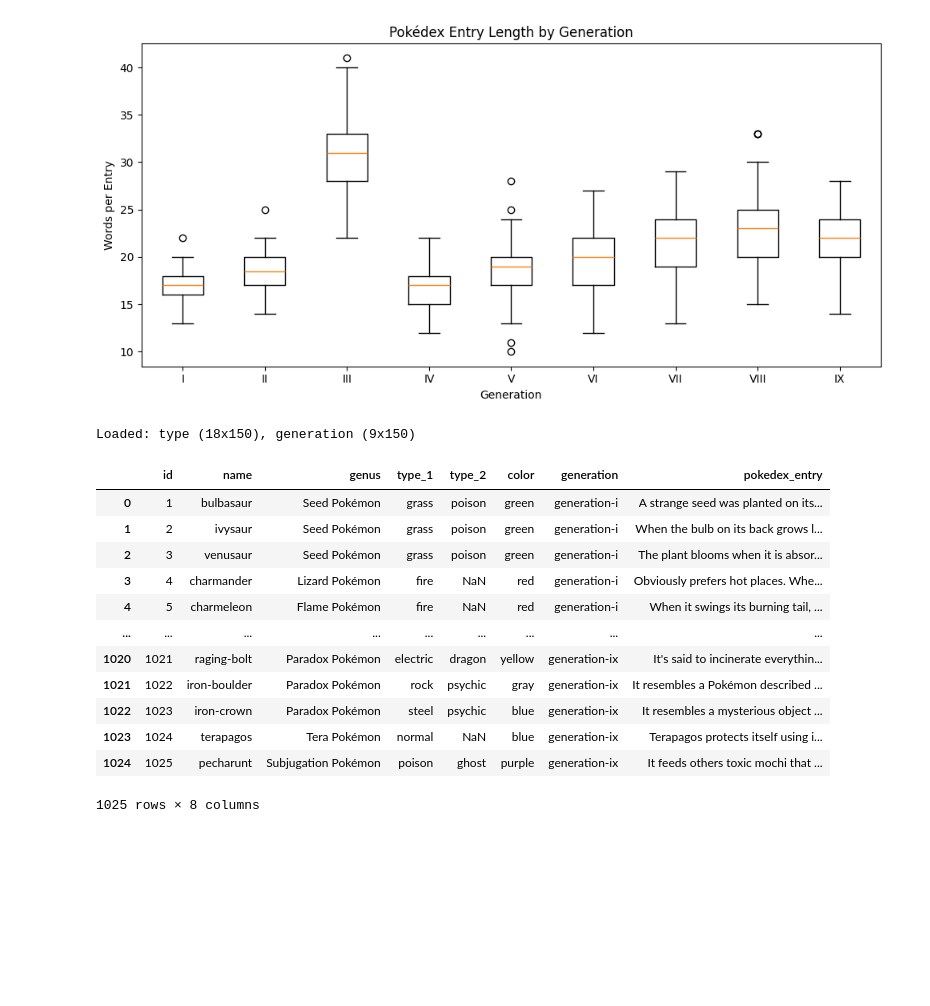
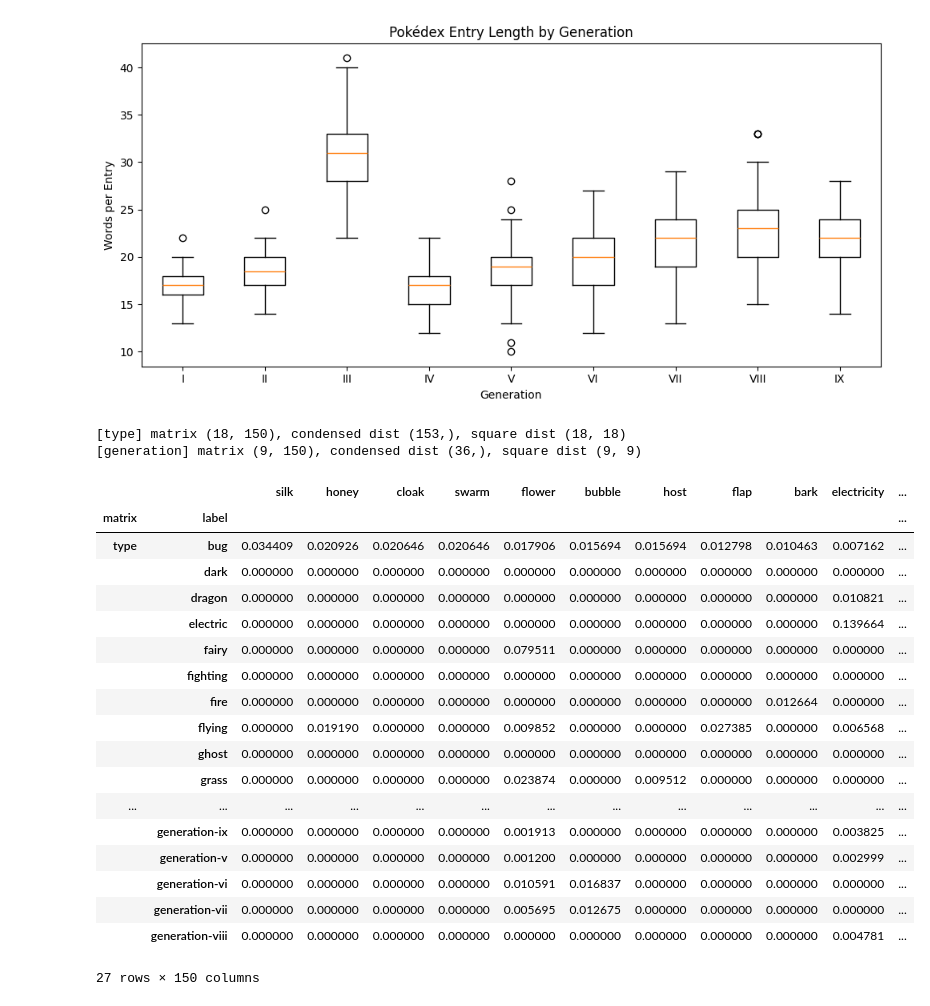
Before and after one commit to Thieron/DS-4002-group-01, a Jupyter notebook: project1/SCRIPTS/Analysis.ipynb, the cells around one changed output. Cells and saved outputs as stored; diff of their text form; code cells hidden in the pictures; blank space fills up the shorter version.

Commit message:
For real now the clean data is laoded, and got the dendrogram done

```diff
--- a/project1/SCRIPTS/Analysis.ipynb
+++ b/project1/SCRIPTS/Analysis.ipynb
@@ -140,26 +141,25 @@ plt.show()
 [figure]
 # %%
 def l2_normalize(X):
-    """Scale each row to unit length so cosine distance is well defined."""
+    """Scale each row to unit length """
     norms = np.linalg.norm(X, axis=1, keepdims=True)
     norms[norms == 0] = 1.0
     return X / norms
 
 
 def cosine_distances(X):
-    """Condensed and square cosine distance, clipped for float error."""
     d = np.clip(pdist(X, metric="cosine"), 0.0, 2.0)
     return d, squareform(d)
 
 
 def load_matrix(path, label_col):
-    df = pd.read_csv(path)
-    if label_col in df.columns:
-        df = df.set_index(label_col)
+    df_clean = pd.read_csv(path)
+    if label_col in df_clean.columns:
+        df_clean = df_clean.set_index(label_col)
     else:                                  # fall back to first column
-        df = df.set_index(df.columns[0])
-    df.index = df.index.astype(str)
-    return df.apply(pd.to_numeric, errors="coerce").fillna(0.0)
+        df_clean = df_clean.set_index(df_clean.columns[0])
+    df_clean.index = df_clean.index.astype(str)
+    return df_clean.apply(pd.to_numeric, errors="coerce").fillna(0.0)
 # %%
 MATRICES = {
     "type":       ("../DATA/pokemon_type-word_matrix.csv", "pokemon_type"),
@@ -168,31 +168,42 @@ MATRICES = {
 # %%
 mats, dists = {}, {}
 
 for label, (path, label_col) in MATRICES.items():
     m = load_matrix(path, label_col)
 
     dead = m.index[m.values.sum(axis=1) == 0].tolist()
     if dead:
         print(f"[{label}] dropping all-zero row(s): {dead}")
         m = m.drop(index=dead)
 
     X = l2_normalize(m.values.astype(float))
     d, Dsq = cosine_distances(X)
     mats[label], dists[label] = m, (d, Dsq)
 
-df
+    print(f"[{label}] matrix {m.shape}, condensed dist {d.shape}, square dist {Dsq.shape}")
+
+# Both matrices stacked, indexed by (matrix, label)
+df_clean = pd.concat(mats, names=["matrix", "label"])
+df_clean
 # %% [output]
-Loaded: type (18x150), generation (9x150)
+[type] matrix (18, 150), condensed dist (153,), square dist (18, 18)
+[generation] matrix (9, 150), condensed dist (36,), square dist (9, 9)
-|  | id | name | genus | type_1 | type_2 | color | generation | pokedex_entry |
-| 0 | 1 | bulbasaur | Seed Pokémon | grass | poison | green | generation-i | A strange seed was planted on its... |
-| 1 | 2 | ivysaur | Seed Pokémon | grass | poison | green | generation-i | When the bulb on its back grows l... |
-| 2 | 3 | venusaur | Seed Pokémon | grass | poison | green | generation-i | The plant blooms when it is absor... |
-| 3 | 4 | charmander | Lizard Pokémon | fire | NaN | red | generation-i | Obviously prefers hot places. Whe... |
-| 4 | 5 | charmeleon | Flame Pokémon | fire | NaN | red | generation-i | When it swings its burning tail, ... |
-| ... | ... | ... | ... | ... | ... | ... | ... | ... |
-| 1020 | 1021 | raging-bolt | Paradox Pokémon | electric | dragon | yellow | generation-ix | It's said to incinerate everythin... |
-| 1021 | 1022 | iron-boulder | Paradox Pokémon | rock | psychic | gray | generation-ix | It resembles a Pokémon described ... |
-| 1022 | 1023 | iron-crown | Paradox Pokémon | steel | psychic | blue | generation-ix | It resembles a mysterious object ... |
-| 1023 | 1024 | terapagos | Tera Pokémon | normal | NaN | blue | generation-ix | Terapagos protects itself using i... |
-| 1024 | 1025 | pecharunt | Subjugation Pokémon | poison | ghost | purple | generation-ix | It feeds others toxic mochi that ... |
+|  |  | silk | honey | cloak | swarm | flower | bubble | host | flap | bark | electricity | ... |
+| matrix | label |  |  |  |  |  |  |  |  |  |  | ... |
+| type | bug | 0.034409 | 0.020926 | 0.020646 | 0.020646 | 0.017906 | 0.015694 | 0.015694 | 0.012798 | 0.010463 | 0.007162 | ... |
+|  | dark | 0.000000 | 0.000000 | 0.000000 | 0.000000 | 0.000000 | 0.000000 | 0.000000 | 0.000000 | 0.000000 | 0.000000 | ... |
+|  | dragon | 0.000000 | 0.000000 | 0.000000 | 0.000000 | 0.000000 | 0.000000 | 0.000000 | 0.000000 | 0.000000 | 0.010821 | ... |
+|  | electric | 0.000000 | 0.000000 | 0.000000 | 0.000000 | 0.000000 | 0.000000 | 0.000000 | 0.000000 | 0.000000 | 0.139664 | ... |
+|  | fairy | 0.000000 | 0.000000 | 0.000000 | 0.000000 | 0.079511 | 0.000000 | 0.000000 | 0.000000 | 0.000000 | 0.000000 | ... |
+|  | fighting | 0.000000 | 0.000000 | 0.000000 | 0.000000 | 0.000000 | 0.000000 | 0.000000 | 0.000000 | 0.000000 | 0.000000 | ... |
+|  | fire | 0.000000 | 0.000000 | 0.000000 | 0.000000 | 0.000000 | 0.000000 | 0.000000 | 0.000000 | 0.012664 | 0.000000 | ... |
+|  | flying | 0.000000 | 0.019190 | 0.000000 | 0.000000 | 0.009852 | 0.000000 | 0.000000 | 0.027385 | 0.000000 | 0.006568 | ... |
+|  | ghost | 0.000000 | 0.000000 | 0.000000 | 0.000000 | 0.000000 | 0.000000 | 0.000000 | 0.000000 | 0.000000 | 0.000000 | ... |
+|  | grass | 0.000000 | 0.000000 | 0.000000 | 0.000000 | 0.023874 | 0.000000 | 0.009512 | 0.000000 | 0.000000 | 0.000000 | ... |
+| ... | ... | ... | ... | ... | ... | ... | ... | ... | ... | ... | ... | ... |
+|  | generation-ix | 0.000000 | 0.000000 | 0.000000 | 0.000000 | 0.001913 | 0.000000 | 0.000000 | 0.000000 | 0.000000 | 0.003825 | ... |
+|  | generation-v | 0.000000 | 0.000000 | 0.000000 | 0.000000 | 0.001200 | 0.000000 | 0.000000 | 0.000000 | 0.000000 | 0.002999 | ... |
+|  | generation-vi | 0.000000 | 0.000000 | 0.000000 | 0.000000 | 0.010591 | 0.016837 | 0.000000 | 0.000000 | 0.000000 | 0.000000 | ... |
+|  | generation-vii | 0.000000 | 0.000000 | 0.000000 | 0.000000 | 0.005695 | 0.012675 | 0.000000 | 0.000000 | 0.000000 | 0.000000 | ... |
+|  | generation-viii | 0.000000 | 0.000000 | 0.000000 | 0.000000 | 0.000000 | 0.000000 | 0.000000 | 0.000000 | 0.000000 | 0.004781 | ... |
-1025 rows × 8 columns
+27 rows × 150 columns
```
Also changed, not shown: parts of 3 cells of this notebook.
